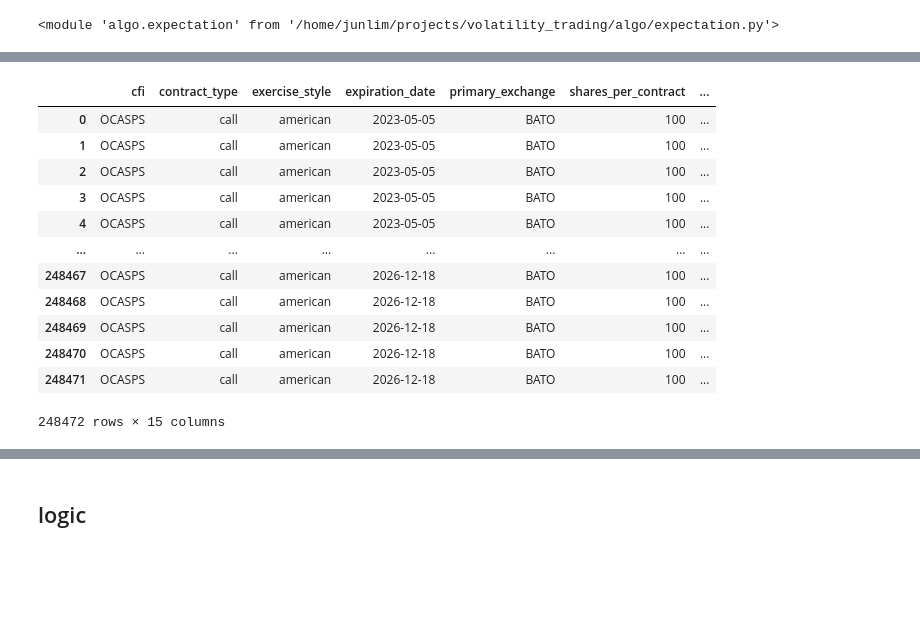
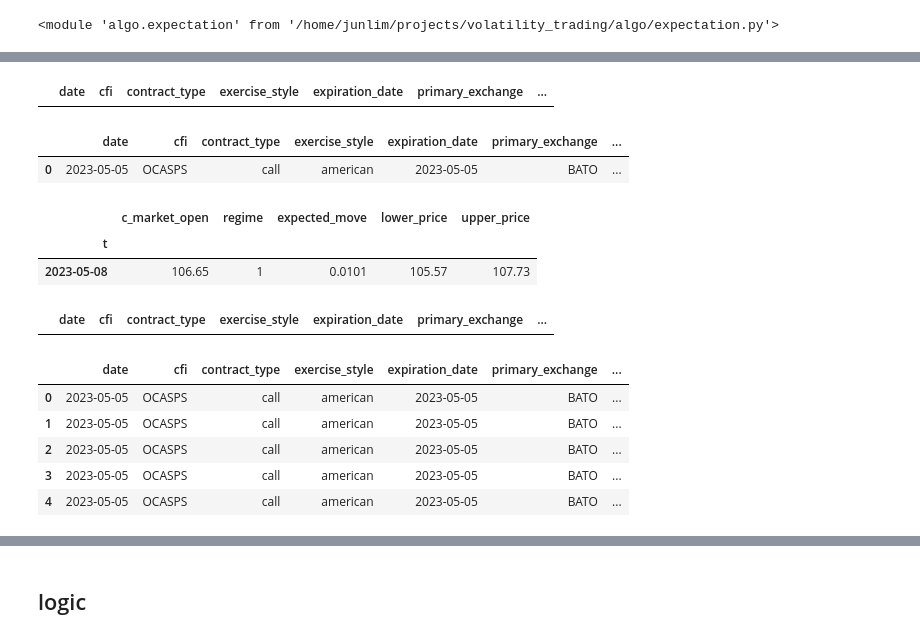
Before and after one commit to sculd/volatility_trading, a Jupyter notebook: sandbox_options.ipynb, the cells around one changed output, grey strips where cells are left out. Saved outputs shown, nothing was run; the diff lists cells and outputs as text; code cells hidden in the pictures; blank space fills up the shorter version.

```diff
--- a/sandbox_options.ipynb
+++ b/sandbox_options.ipynb
@@ -127,2 +83,0 @@ importlib.reload(data.option_contracts)
-# %%
-df_goog_call_options_history = data.option_contracts.get_df_options_history("GOOG", "call", trading_dates, zero_day_expiration=False)
@@ -131,24 +84,36 @@ df_goog_call_options_history.to_pickle('market_data/df_goog_call_options_history
+# %%
+df_options_history[df_options_history.date == '2023-05-08'].head(2)
+# %% [output]
+|  | date | cfi | contract_type | exercise_style | expiration_date | primary_exchange | ... |
+# %%
+df_options_history.head(1)
+# %% [output]
+|  | date | cfi | contract_type | exercise_style | expiration_date | primary_exchange | ... |
+| 0 | 2023-05-05 | OCASPS | call | american | 2023-05-05 | BATO | ... |
+# %%
+df_daily_expectation[df_daily_expectation.index == '2023-05-08'].head(1)
+# %% [output]
+|  | c_market_open | regime | expected_move | lower_price | upper_price |
+| t |  |  |  |  |  |
+| 2023-05-08 | 106.65 | 1 | 0.0101 | 105.57 | 107.73 |
+# %%
+df_options_history.join(df_daily_expectation, on='date').dropna()
+# %% [output]
+|  | date | cfi | contract_type | exercise_style | expiration_date | primary_exchange | ... |
 # %%
 df_options_history = df_goog_call_options_history.copy()
 df_daily_expectation = df_goog_daily_expectation.copy()
 df_otm_options_history = df_options_history.join(df_daily_expectation, on='date')
 date_str, option_type = "2024-06-26", "call"
-# %%
-df_otm_options_history
-# %% [output]
-|  | cfi | contract_type | exercise_style | expiration_date | primary_exchange | shares_per_contract | ... |
-| 0 | OCASPS | call | american | 2023-05-05 | BATO | 100 | ... |
-| 1 | OCASPS | call | american | 2023-05-05 | BATO | 100 | ... |
-| 2 | OCASPS | call | american | 2023-05-05 | BATO | 100 | ... |
-| 3 | OCASPS | call | american | 2023-05-05 | BATO | 100 | ... |
-| 4 | OCASPS | call | american | 2023-05-05 | BATO | 100 | ... |
-| ... | ... | ... | ... | ... | ... | ... | ... |
-| 248467 | OCASPS | call | american | 2026-12-18 | BATO | 100 | ... |
-| 248468 | OCASPS | call | american | 2026-12-18 | BATO | 100 | ... |
-| 248469 | OCASPS | call | american | 2026-12-18 | BATO | 100 | ... |
-| 248470 | OCASPS | call | american | 2026-12-18 | BATO | 100 | ... |
-| 248471 | OCASPS | call | american | 2026-12-18 | BATO | 100 | ... |
-248472 rows × 15 columns
+# %%
+df_otm_options_history.head()
+# %% [output]
+|  | date | cfi | contract_type | exercise_style | expiration_date | primary_exchange | ... |
+| 0 | 2023-05-05 | OCASPS | call | american | 2023-05-05 | BATO | ... |
+| 1 | 2023-05-05 | OCASPS | call | american | 2023-05-05 | BATO | ... |
+| 2 | 2023-05-05 | OCASPS | call | american | 2023-05-05 | BATO | ... |
+| 3 | 2023-05-05 | OCASPS | call | american | 2023-05-05 | BATO | ... |
+| 4 | 2023-05-05 | OCASPS | call | american | 2023-05-05 | BATO | ... |
 # %%
 import algo.option_spread
 importlib.reload(algo.option_spread)
```
Also changed, not shown: parts of 18 cells of this notebook.
